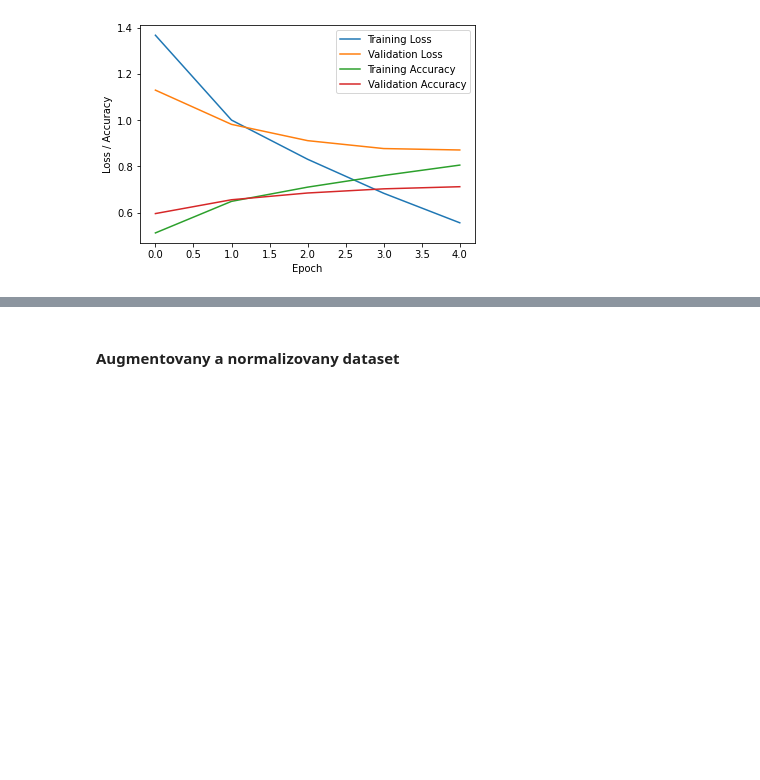
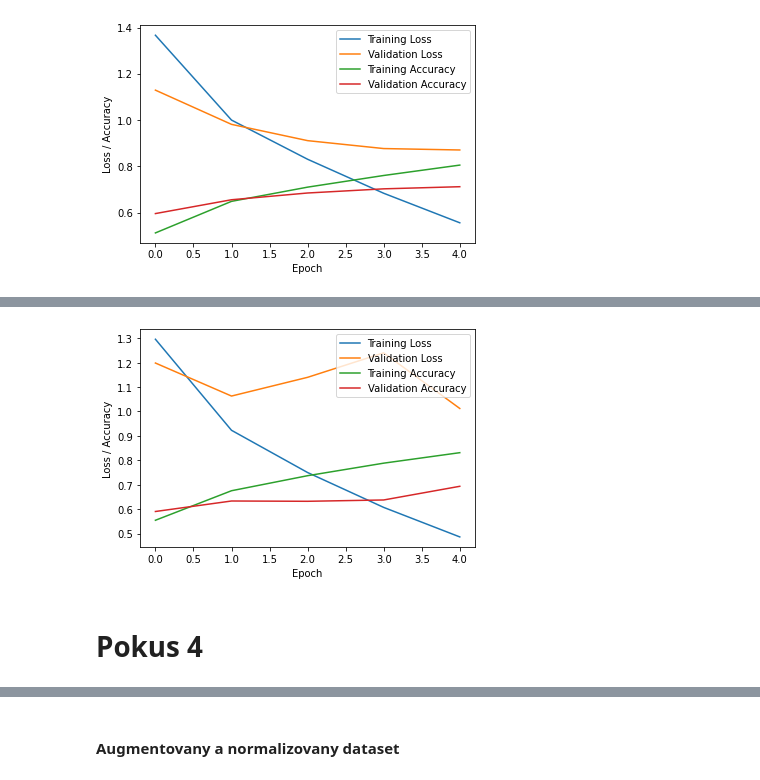
Before and after one commit to martinkukucka/neural-networks, a Jupyter notebook: 2.zadanie/src/second_assignment.ipynb, the cells around one changed output, grey strips where cells are left out. Drawn from its saved outputs; the diff is of its cells as text; code cells hidden in the pictures; blank space fills up the shorter version.

Commit message:
more models

```diff
--- a/2.zadanie/src/second_assignment.ipynb
+++ b/2.zadanie/src/second_assignment.ipynb
@@ -236,0 +243,25 @@ plt.show()
+# %%
+model = keras.Sequential([
+    layers.Conv2D(32, kernel_size=(3, 3), activation='relu', input_shape=(32, 32, 3)),
+    layers.BatchNormalization(),
+    layers.MaxPooling2D(pool_size=(2, 2)),
+    layers.BatchNormalization(),
+    layers.Conv2D(64, kernel_size=(3, 3), activation='relu'),
+    layers.BatchNormalization(),
+    layers.MaxPooling2D(pool_size=(2, 2)),
+    layers.BatchNormalization(),
+    layers.Flatten(),
+    layers.BatchNormalization(),
+    layers.Dense(512, activation='relu'),
+    layers.BatchNormalization(),
+    layers.Dense(10, activation='softmax')
+])
+
+model.compile(optimizer='adam', loss='categorical_crossentropy', metrics=['accuracy'])
+
+early_stop = tf.keras.callbacks.EarlyStopping(monitor='val_loss', patience=10)
+lr_scheduler = tf.keras.callbacks.ReduceLROnPlateau(monitor='val_loss', factor=0.8, patience=5, min_lr=0.000005)
+
+history = model.fit(X_train, y_train, epochs=5, validation_data=(X_val, y_val), callbacks=[lr_scheduler,early_stop])
+
+test_loss, test_acc = model.evaluate(X_test, y_test)
@@ -236,0 +306,14 @@ plt.show()
+# %%
+plt.plot(history.history['loss'], label='Training Loss')
+plt.plot(history.history['val_loss'], label='Validation Loss')
+plt.plot(history.history['accuracy'], label='Training Accuracy')
+plt.plot(history.history['val_accuracy'], label='Validation Accuracy')
+
+plt.xlabel('Epoch')
+plt.ylabel('Loss / Accuracy')
+plt.legend()
+plt.show()
+# %% [output]
+[figure, added]
+# %% [markdown]
+# Pokus 4
```
Also changed, not shown: parts of 20 cells of this notebook.
